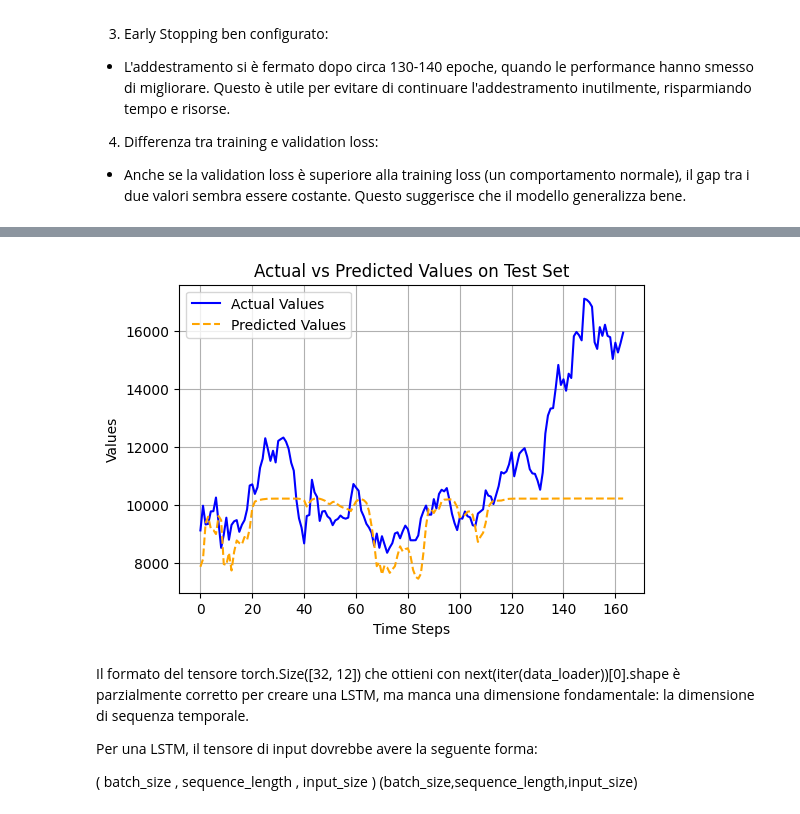
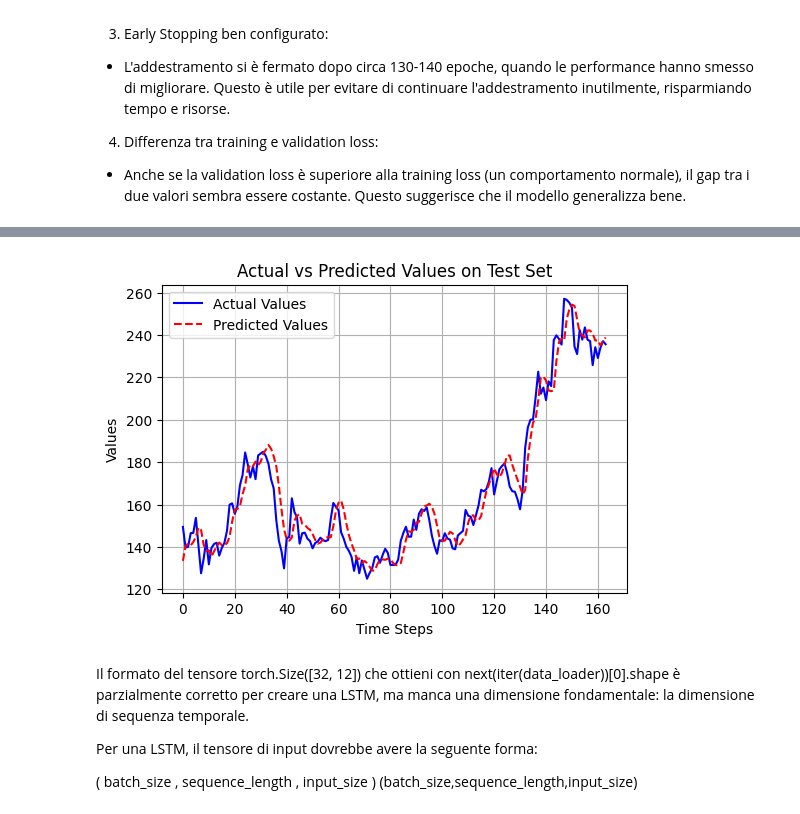
Before and after one commit to MicheleGiambelli/Deep-Learning-Project, a Jupyter notebook: Crypto_guru.ipynb, the cells around one changed output, grey strips where cells are left out. Cells and saved outputs as stored; diff of their text form; code cells hidden in the pictures.

```diff
--- a/Crypto_guru.ipynb
+++ b/Crypto_guru.ipynb
@@ -370,7 +404,4 @@ early_stop = False
 # %%
-import matplotlib.pyplot as plt
-from sklearn.metrics import mean_absolute_error, mean_squared_error, r2_score
-
 # Liste per salvare le metriche
 train_losses = []
 val_losses = []
@@ -381,9 +412,11 @@ val_r2 = []
 epochs = []
 
 model.train()
+
 for epoch in range(num_epochs):
     if early_stop:
-        print(f"Early stopping at epoch {epoch}")
+        print(f"Early stopping at epoch {epoch}. Best epoch: {best_epoch} with best val loss {best_loss}")
+        model.load_state_dict(best_model_state)
         break
 
     model.train()
@@ -440,15 +473,16 @@ for epoch in range(num_epochs):
     epochs.append(epoch + 1)  # Salva l'epoca corrente
 
     # Stampa della loss e delle metriche ogni 10 epoche
-    if (epoch + 1) % 10 == 0:
+    if (epoch + 1) % 1 == 0:
         print(f"Epoch [{epoch+1}/{num_epochs}], Train Loss: {train_loss:.4f}, Val Loss: {val_loss:.4f}, "
-              # f"Train MAE: {train_mae[-1]:.4f}, Val MAE: {val_mae[-1]:.4f}, "
-              f"Train R2: {train_r2[-1]:.4f}, Val R2: {val_r2[-1]:.4f}")
+              f"Train MAE: {train_mae[-1]:.4f}, Val MAE: {val_mae[-1]:.4f},")
 
     # Early stopping check
     if val_loss < best_loss:
         best_loss = val_loss
         epochs_no_improve = 0
+        best_model_state = model.state_dict()
+        best_epoch = epoch + 1
     else:
         epochs_no_improve += 1
 
@@ -538,8 +562,3 @@ with torch.no_grad():
         outputs = model(test_X)
         test_predictions.extend(outputs.numpy())
         test_actuals.extend(test_y.numpy())
-
-# Denormalizza i dati
-if 'scaler' in locals():
-    test_predictions = scaler.inverse_transform(test_predictions)
-    test_actuals = scaler.inverse_transform(test_actuals)
@@ -561,0 +565,17 @@ Predizioni vs Valori Reali
+# %%
+def denormalization(pred, test_actuals, num_features):
+
+  pred = np.array(pred).reshape(-1, 1)
+  test_predictions_expanded = np.zeros((pred.shape[0], num_features))
+  test_predictions_expanded[:, 0] = pred[:, 0]  # Inserisci i dati nella prima colonna
+  pred = scaler.inverse_transform(test_predictions_expanded)
+  pred = pred[:, 0]
+
+  test_actuals = np.array(test_actuals).reshape(-1, 1)
+  test_actuals_expanded = np.zeros((test_actuals.shape[0], num_features))
+  test_actuals_expanded[:, 0] = test_actuals[:, 0]
+  test_actuals_denorm = scaler.inverse_transform(test_actuals_expanded)
+  test_actuals_denorm = test_actuals_denorm[:, 0]
+  return pred, test_actuals_denorm
+# %%
+test_predictions, test_actuals = denormalization(test_predictions, test_actuals, num_features)
@@ -562,16 +603,16 @@ Predizioni vs Valori Reali
 # %%
 # Visualizzazione delle performance
 plt.figure(figsize=(6, 4))
 plt.plot(test_actuals, label='Actual Values', color='blue')
-plt.plot(test_predictions, label='Predicted Values', color='orange', linestyle='dashed')
+plt.plot(test_predictions, label='Predicted Values', color='red', linestyle='dashed')
 plt.xlabel('Time Steps')
 plt.ylabel('Values')
 plt.title('Actual vs Predicted Values on Test Set')
 plt.legend()
 plt.grid()
 plt.show()
 # %% [output]
-[figure, old version]
+[figure, new version]
 # %% [markdown]
 Il formato del tensore torch.Size([32, 12]) che ottieni con next(iter(data_loader))[0].shape è parzialmente corretto per creare una LSTM, ma manca una dimensione fondamentale: la dimensione di sequenza temporale.
 
```
Also changed, not shown: parts of 20 cells of this notebook.
